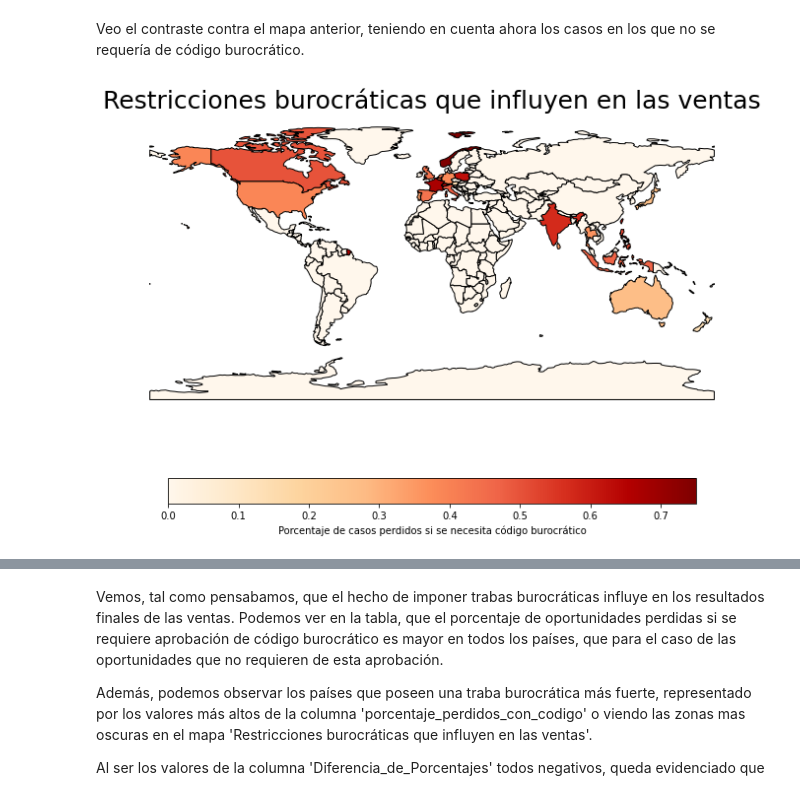
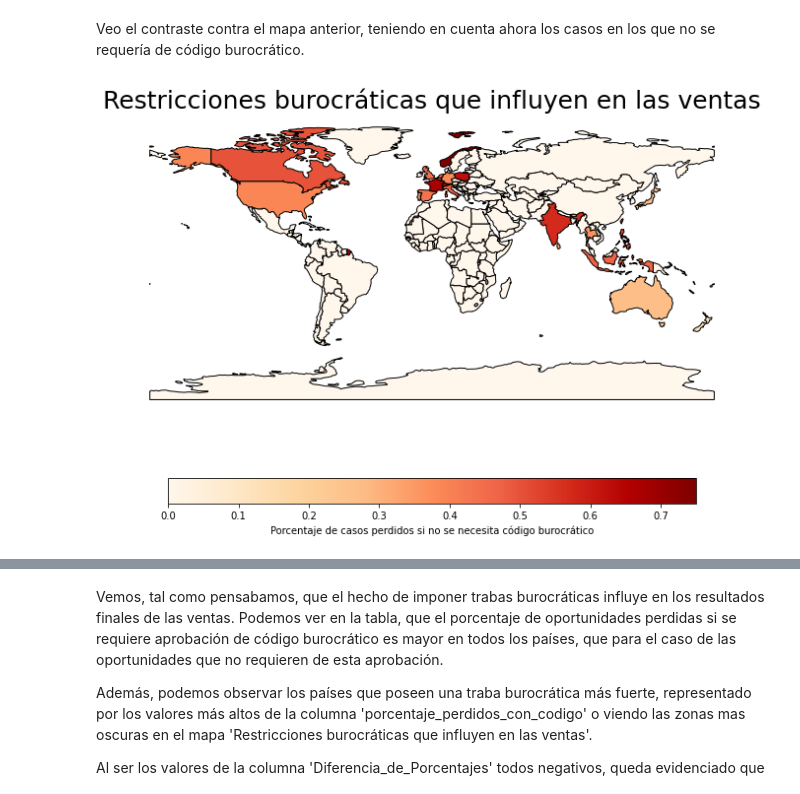
Before and after one commit to FerFabbiano/tp1-OrganizacionDeDatos, a Jupyter notebook: TP1_OrgaDeDatos.ipynb, the cells around one changed output, grey strips where cells are left out. Cells and saved outputs as stored; diff of their text form; code cells hidden in the pictures.

```diff
--- a/TP1_OrgaDeDatos.ipynb
+++ b/TP1_OrgaDeDatos.ipynb
@@ -1137,7 +1115,8 @@ porcentajesSinCodFilter = porcentajesPorBillingCountrySinCod[porcentajesPorBilli
                     ["cantidad_total_casos"] > 5]
 
 porcentajesPorBillingCountrySinCodShorted = porcentajesSinCodFilter \
-                                        [['Billing_Country','porcentaje_perdido_sin_codigo']]
+                                        [['Billing_Country','porcentaje_perdido_sin_codigo',
+                                        'cantidad_total_casos']]
 
 porcentajesPorBillingCountrySinCodShorted = porcentajesPorBillingCountrySinCodShorted.replace \
                                     ('United States', 'United States of America')
@@ -1147,18 +1126,19 @@ map_2 = porcentajesPorBillingCountrySinCodShorted.merge(worldShorted, how='right
 # %%
 gdf_2 = gpd.GeoDataFrame(map_2)
 
 fig, ax = plt.subplots(figsize  = (12, 8))
 
 gdf_2.plot(column='porcentaje_perdido_sin_codigo', \
           figsize=(15, 10), \
           cmap='OrRd', \
           edgecolor="black", \
           legend=True, \
-          legend_kwds={'label': "Porcentaje de casos perdidos si se necesita código burocrático",\
+          legend_kwds={'label': "Porcentaje de casos perdidos si no se necesita código burocrático",\
                        'orientation':"horizontal",'shrink': 0.8},
             ax=ax)
 
 ax.set_title("Restricciones burocráticas que influyen en las ventas", fontsize=25)
 ax.set_axis_off()
+plt.savefig('restriccionesBurocráticasSinCodigo.jpg')
 # %% [output]
-[figure, old version]
+[figure, new version]
```
Also changed, not shown: parts of 26 cells of this notebook, 9 other files.
